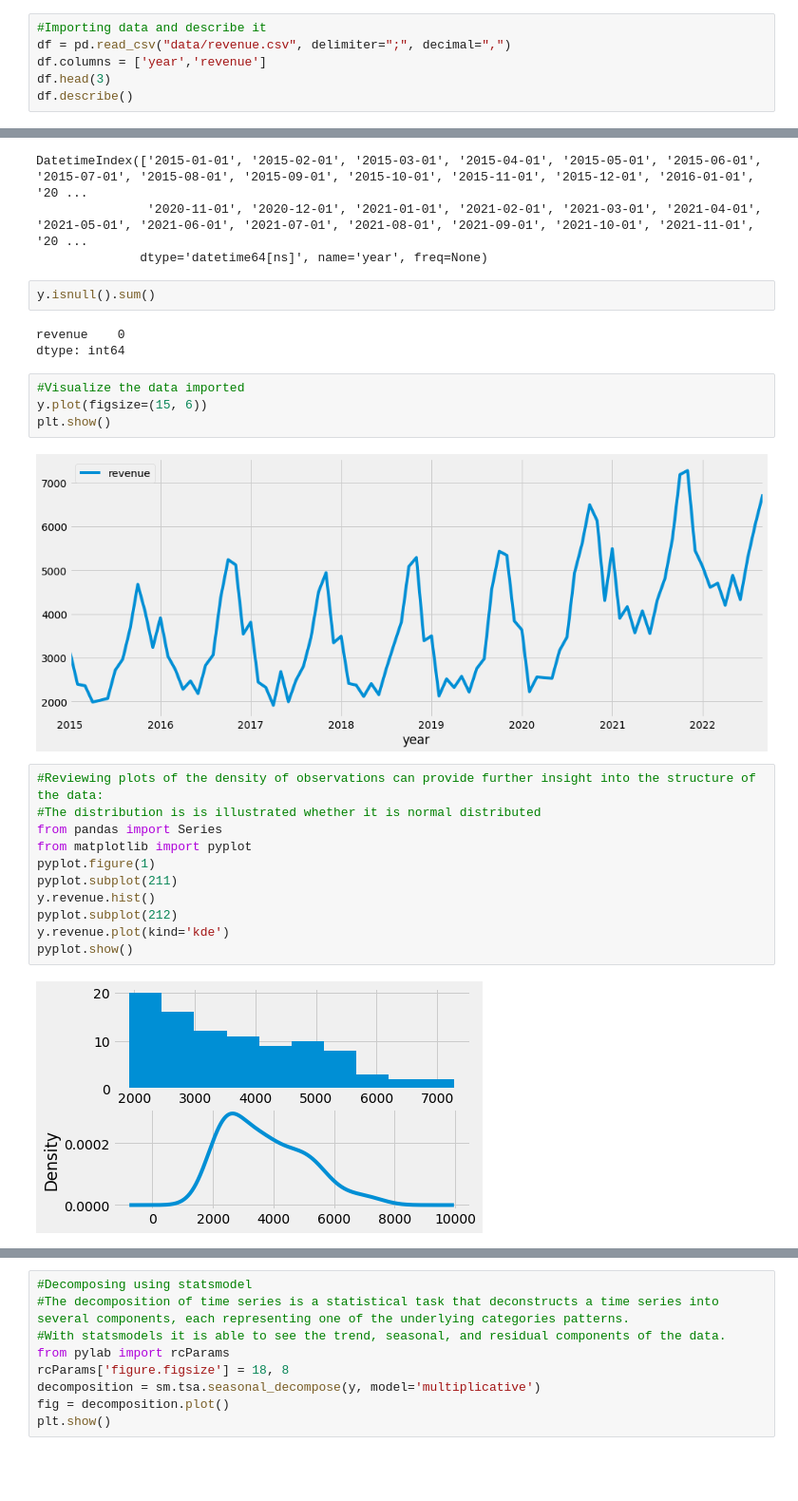
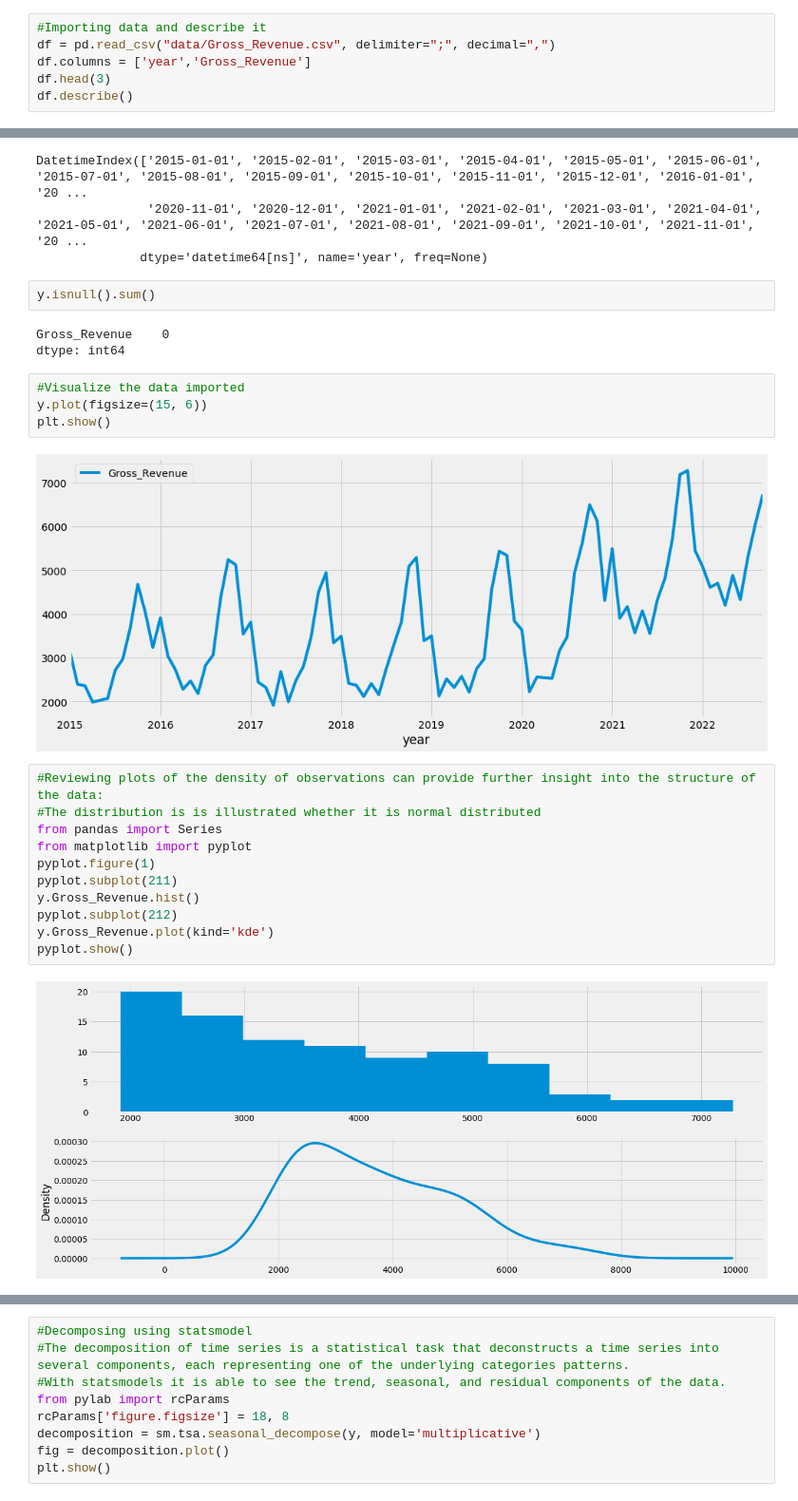
Before and after one commit to dkjastpe/dkjastpe, a Jupyter notebook: Financial_Forecasting_Model_Internship.ipynb, the cells around one changed output, grey strips where cells are left out. Shown at 95% size. Drawn from its saved outputs; the diff is of its cells as text; blank space fills up the shorter version.

```diff
--- a/Financial_Forecasting_Model_Internship.ipynb
+++ b/Financial_Forecasting_Model_Internship.ipynb
@@ -29,8 +29,8 @@ import matplotlib
 import seaborn as sns
 # %%
 #Importing data and describe it
-df = pd.read_csv("data/revenue.csv", delimiter=";", decimal=",")
-df.columns = ['year','revenue']
+df = pd.read_csv("data/Gross_Revenue.csv", delimiter=";", decimal=",")
+df.columns = ['year','Gross_Revenue']
 df.head(3)
 df.describe()
 # %% [output]
@@ -66,27 +66,27 @@ DatetimeIndex(['2015-01-01', '2015-02-01', '2015-03-01', '2015-04-01', '2015-05-
 # %%
 y.isnull().sum()
 # %% [output]
-revenue    0
+Gross_Revenue    0
 dtype: int64
 # %%
 #Visualize the data imported
 y.plot(figsize=(15, 6))
 plt.show()
 # %% [output]
-[figure, old version]
+[figure, new version]
 # %%
 #Reviewing plots of the density of observations can provide further insight into the structure of the data:
 #The distribution is is illustrated whether it is normal distributed
 from pandas import Series
 from matplotlib import pyplot
 pyplot.figure(1)
 pyplot.subplot(211)
-y.revenue.hist()
+y.Gross_Revenue.hist()
 pyplot.subplot(212)
-y.revenue.plot(kind='kde')
+y.Gross_Revenue.plot(kind='kde')
 pyplot.show()
 # %% [output]
-[figure, old version]
+[figure, new version]
 # %%
 #Box and Whiskers Plots
 #Median values across years confirms and upwards trend
```
Also changed, not shown: parts of 12 cells of this notebook, 8 other files.
